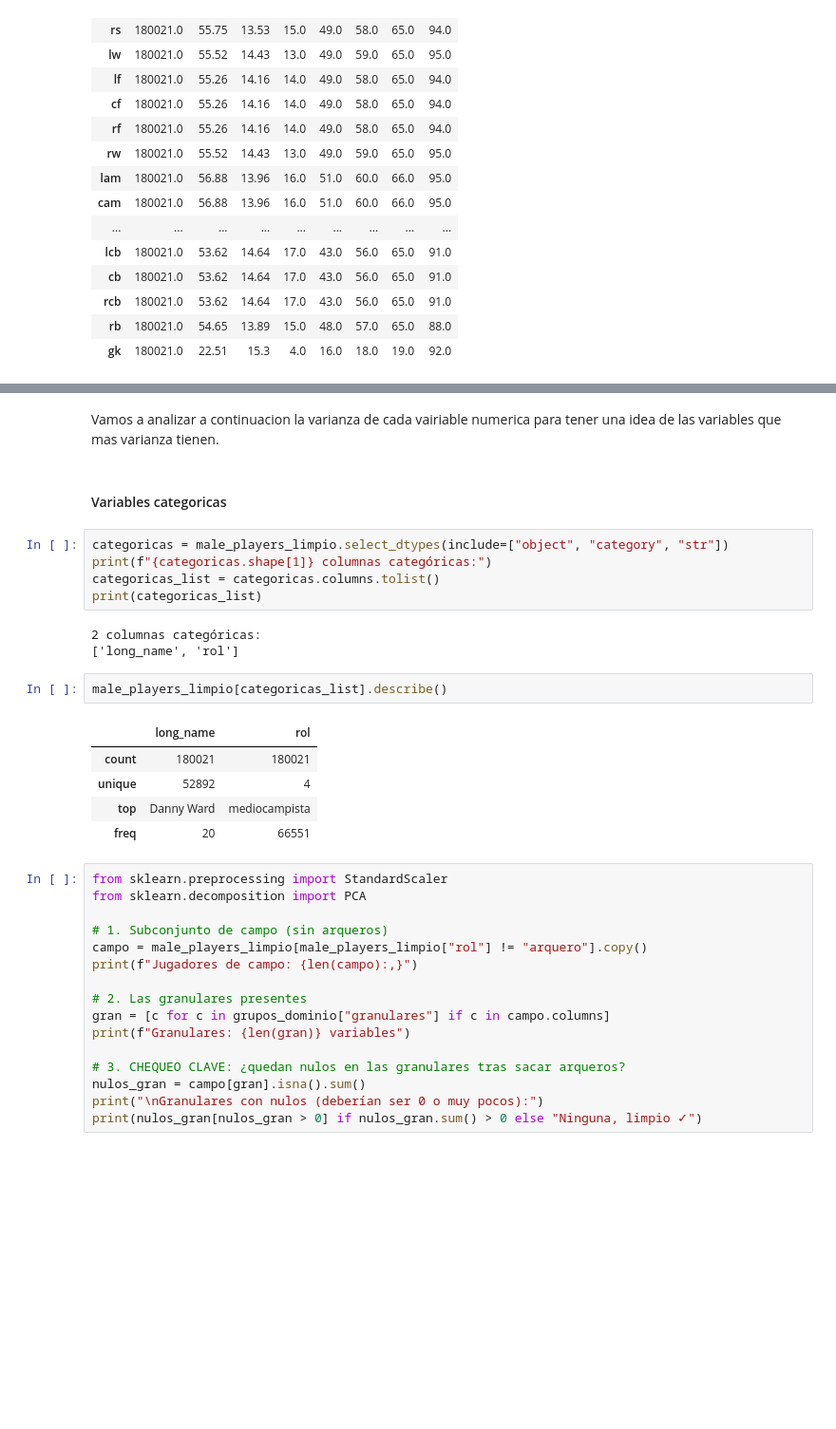
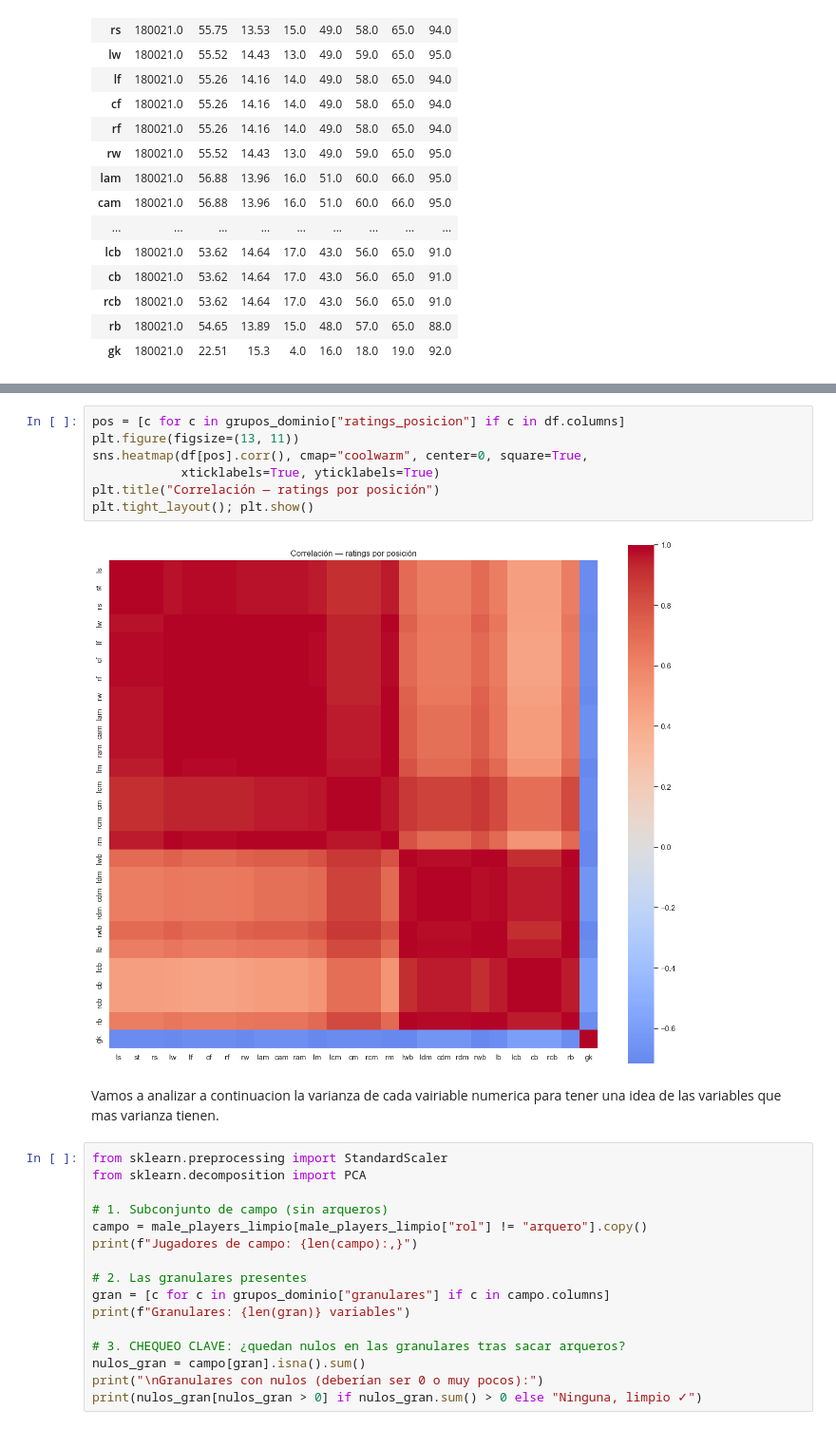
Before and after one commit to gonzanmarengo-ship-it/DiploDatos_grupo_21, a Jupyter notebook: Notebook/Practico_ANS.ipynb, the cells around one changed output, grey strips where cells are left out. Shown at 95% size. Saved outputs shown, nothing was run; the diff lists cells and outputs as text; blank space fills up the shorter version.

```diff
--- a/Notebook/Practico_ANS.ipynb
+++ b/Notebook/Practico_ANS.ipynb
@@ -615,23 +644,14 @@ for grupo, cols in grupos_dominio.items():
+# %%
+pos = [c for c in grupos_dominio["ratings_posicion"] if c in df.columns]
+plt.figure(figsize=(13, 11))
+sns.heatmap(df[pos].corr(), cmap="coolwarm", center=0, square=True,
+            xticklabels=True, yticklabels=True)
+plt.title("Correlación — ratings por posición")
+plt.tight_layout(); plt.show()
+# %% [output]
+[figure, added]
 # %% [markdown]
 Vamos a analizar a continuacion la varianza de cada vairiable numerica para tener una idea de las variables que mas varianza tienen.
-# %% [markdown]
-#### Variables categoricas
-# %%
-categoricas = male_players_limpio.select_dtypes(include=["object", "category", "str"])
-print(f"{categoricas.shape[1]} columnas categóricas:")
-categoricas_list = categoricas.columns.tolist()
-print(categoricas_list)
-# %% [output]
-2 columnas categóricas:
-['long_name', 'rol']
-# %%
-male_players_limpio[categoricas_list].describe()
-# %% [output]
-|  | long_name | rol |
-| count | 180021 | 180021 |
-| unique | 52892 | 4 |
-| top | Danny Ward | mediocampista |
-| freq | 20 | 66551 |
 # %%
 from sklearn.preprocessing import StandardScaler
 from sklearn.decomposition import PCA
```
Also changed, not shown: parts of 27 cells of this notebook.
